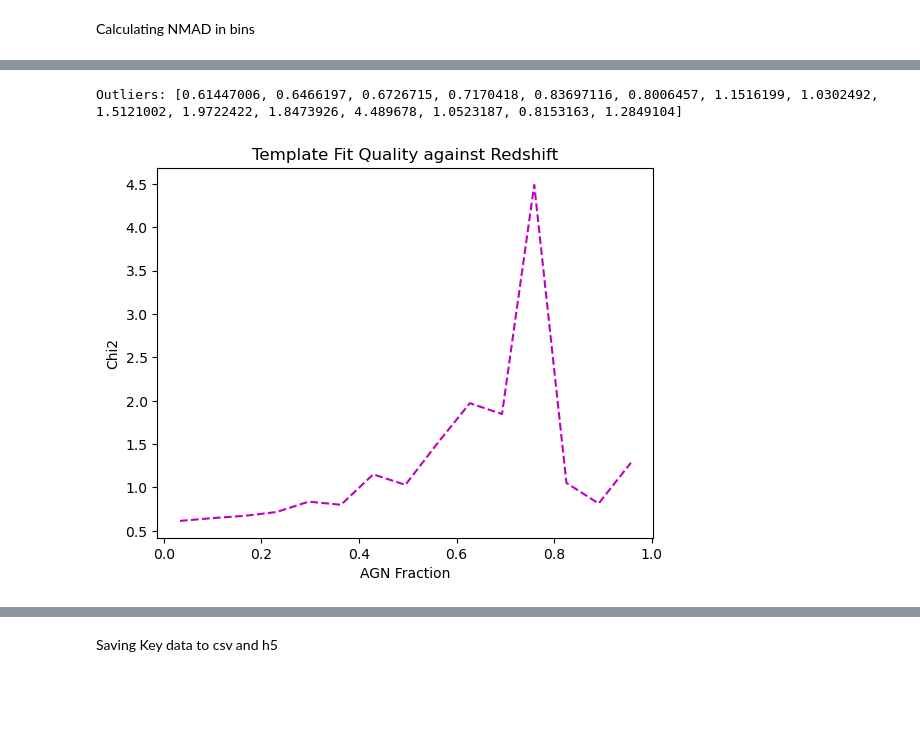
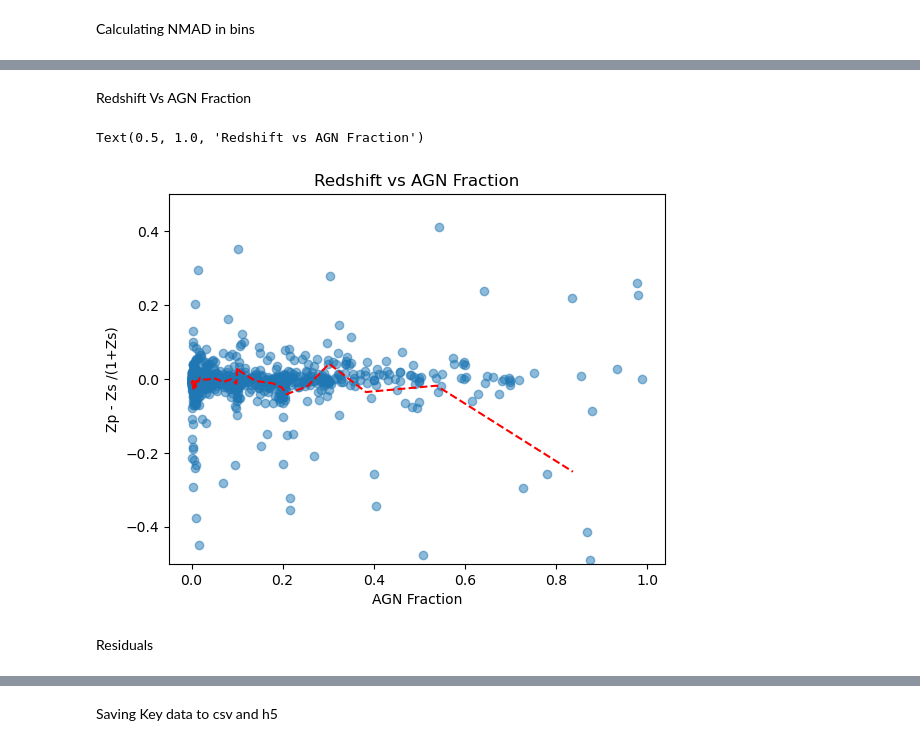
Before and after one commit to eddie-cunning/AGN_Template, a Jupyter notebook: Eazy_test.ipynb, the cells around one changed output, grey strips where cells are left out. Drawn from its saved outputs; the diff is of its cells as text; code cells hidden in the pictures; blank space fills up the shorter version.

```diff
--- a/Eazy_test.ipynb
+++ b/Eazy_test.ipynb
@@ -552,26 +477,36 @@ Outliers: [0.61668086, 0.58945656, 0.63328916, 0.8962076, 0.94767565, 1.0010209,
-# %%
-#chi2 against redshift
-
-last_val = 0 # last val is the first value within a bin (say object 2334), while new val is the last
-chi2_agn = []
-for bin in range(no_of_bins):
-    new_val = last_val + counts_agn[bin]-1
-    chi2_mean = np.median(main_agn['chi2'][last_val:new_val])
-    chi2_agn.append(chi2_mean)
-    last_val = new_val + 1
-print(f'Fits: {chi2_agn}')
-
-plt.clf()
-plt.plot(bin_centers_agn, chi2_agn, 'm--')
-
-plt.xlabel('AGN Fraction')
-plt.ylabel('Chi2')
-
-
-plt.title('Template Fit Quality against Redshift')
-
-plt.savefig(f'outputs/{field}/{test_title}/chi2AGN_{field}_{id_key}_{params["Z_STEP"]}_{agn_sed}_{use_galaxy_templates}.png')
-plt.show()
-# %% [output]
-Outliers: [0.61447006, 0.6466197, 0.6726715, 0.7170418, 0.83697116, 0.8006457, 1.1516199, 1.0302492, 1.5121002, 1.9722422, 1.8473926, 4.489678, 1.0523187, 0.8153163, 1.2849104]
-[figure, removed]
+# %% [markdown]
+Redshift Vs AGN Fraction
+# %%
+delta_z = (np.array(main_agn['ZPHOT']) - np.array(main_agn['ZSPEC'])) / (1 + np.array(main_agn['ZSPEC']))
+red_agn_plot = pd.DataFrame(columns=['delta_z', 'agn_fraction'])
+red_agn_plot['delta_z'] = delta_z
+agn_fraction = main_agn['bayes.agn.fracAGN']
+agn_fraction.index = range(len(agn_fraction))
+red_agn_plot['agn_fraction'] = agn_fraction
+red_agn_plot = red_agn_plot.sort_values(by=['agn_fraction'])
+#red_agn_plot = red_agn_plot[abs(red_agn_plot['delta_z']) <= catastrophic_limit]
+
+no_of_bins_red_agn = 30
+bin_edges = pd.qcut(red_agn_plot['agn_fraction'], no_of_bins_red_agn)
+bin_edges = bin_edges.cat.categories
+red_agn_bins = np.zeros([no_of_bins_red_agn, 2])
+
+for i in range(no_of_bins_red_agn):
+    min_loop = bin_edges[i].left
+    max_loop = bin_edges[i].right
+    bin_values = red_agn_plot[(red_agn_plot['agn_fraction'] >= min_loop) & (red_agn_plot['agn_fraction'] <= max_loop)]
+    red_agn_bins[i, 0] = np.mean(bin_values['delta_z'])
+    red_agn_bins[i, 1] = np.mean(bin_values['agn_fraction'])
+# %%
+plt.clf()
+plt.scatter(red_agn_plot['agn_fraction'], red_agn_plot['delta_z'], alpha=0.5)
+plt.plot(red_agn_bins[:, 1], red_agn_bins[:, 0], 'r--')
+plt.ylim(-0.5, 0.5)
+plt.xlabel('AGN Fraction')
+plt.ylabel('Zp - Zs /(1+Zs)')
+plt.title('Redshift vs AGN Fraction')
+# %% [output]
+Text(0.5, 1.0, 'Redshift vs AGN Fraction')
+[figure, added]
+# %% [markdown]
+Residuals
```
Also changed, not shown: parts of 27 cells of this notebook, 4 other files.
